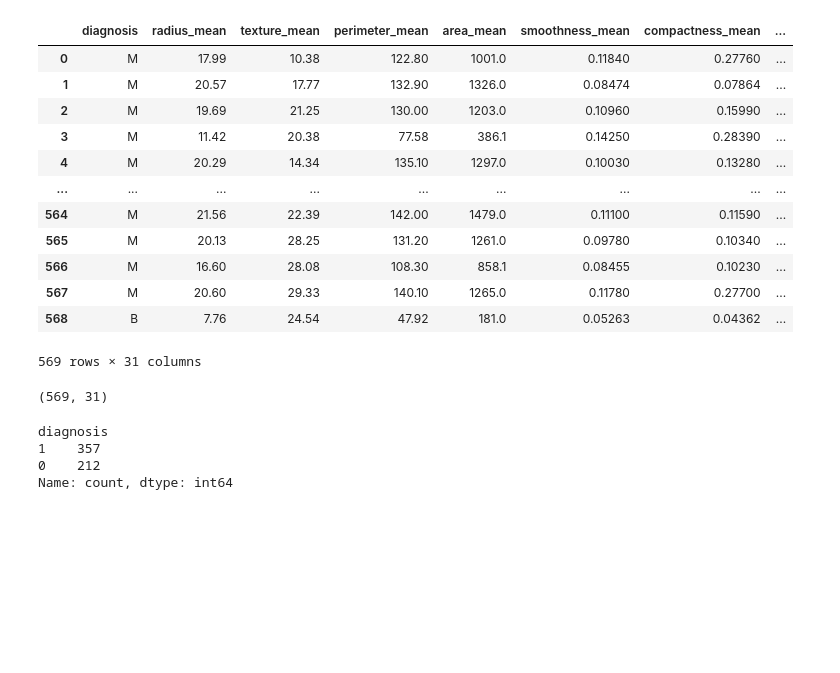
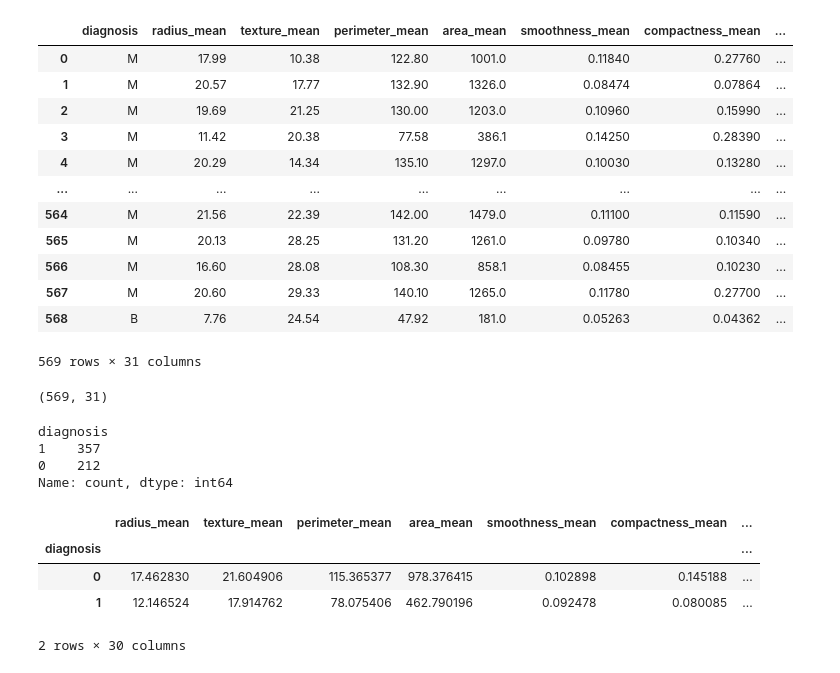
Before and after one commit to kamijoseph/Breast-Cancer-Prediction, a Jupyter notebook: breast_cancer.ipynb, the cells around one changed output. Cells and saved outputs as stored; diff of their text form; code cells hidden in the pictures; blank space fills up the shorter version.

```diff
--- a/breast_cancer.ipynb
+++ b/breast_cancer.ipynb
@@ -169,3 +169,11 @@ diagnosis
 1    357
 0    212
 Name: count, dtype: int64
+# %%
+data.groupby('diagnosis').mean()
+# %% [output]
+|  | radius_mean | texture_mean | perimeter_mean | area_mean | smoothness_mean | compactness_mean | ... |
+| diagnosis |  |  |  |  |  |  | ... |
+| 0 | 17.462830 | 21.604906 | 115.365377 | 978.376415 | 0.102898 | 0.145188 | ... |
+| 1 | 12.146524 | 17.914762 | 78.075406 | 462.790196 | 0.092478 | 0.080085 | ... |
+2 rows × 30 columns
```
Also changed, not shown: parts of 3 cells of this notebook.
